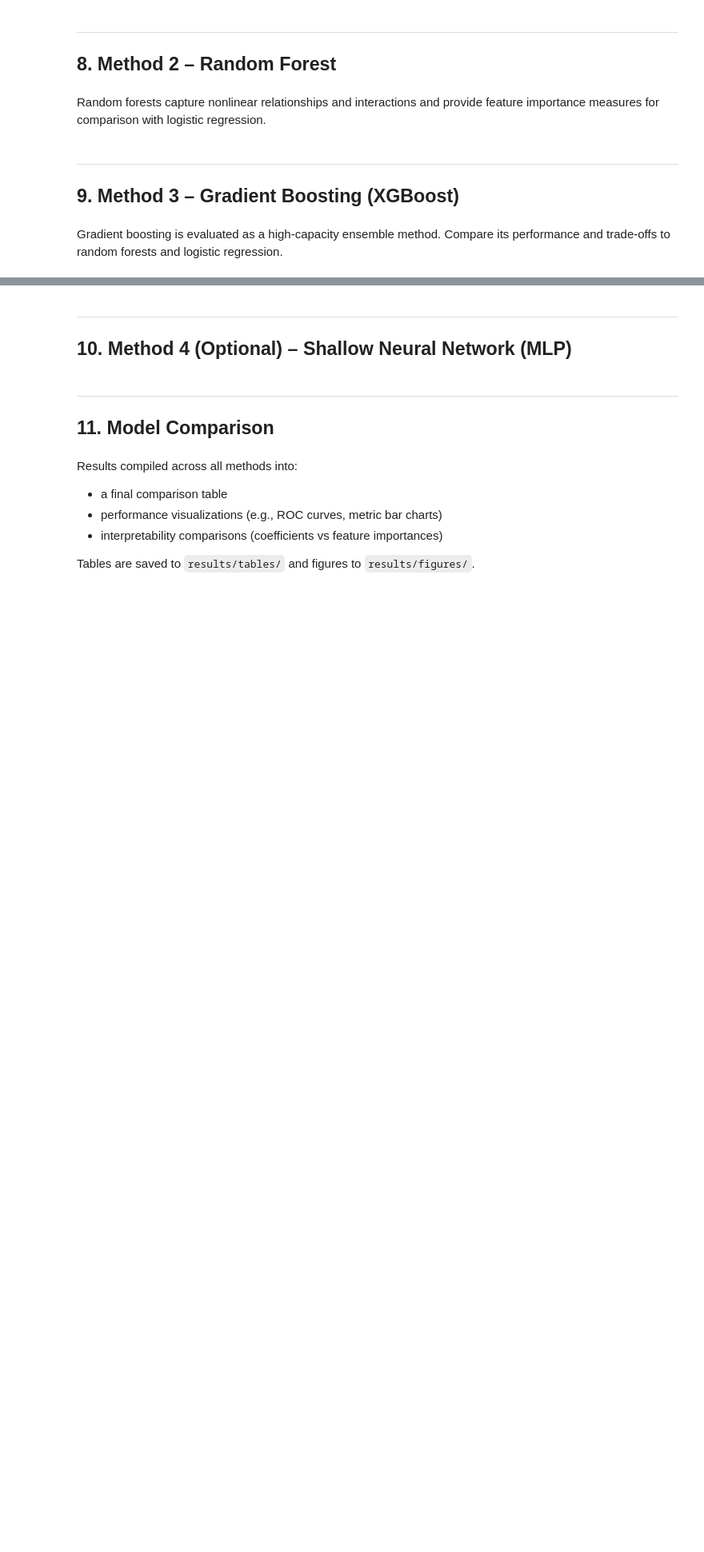
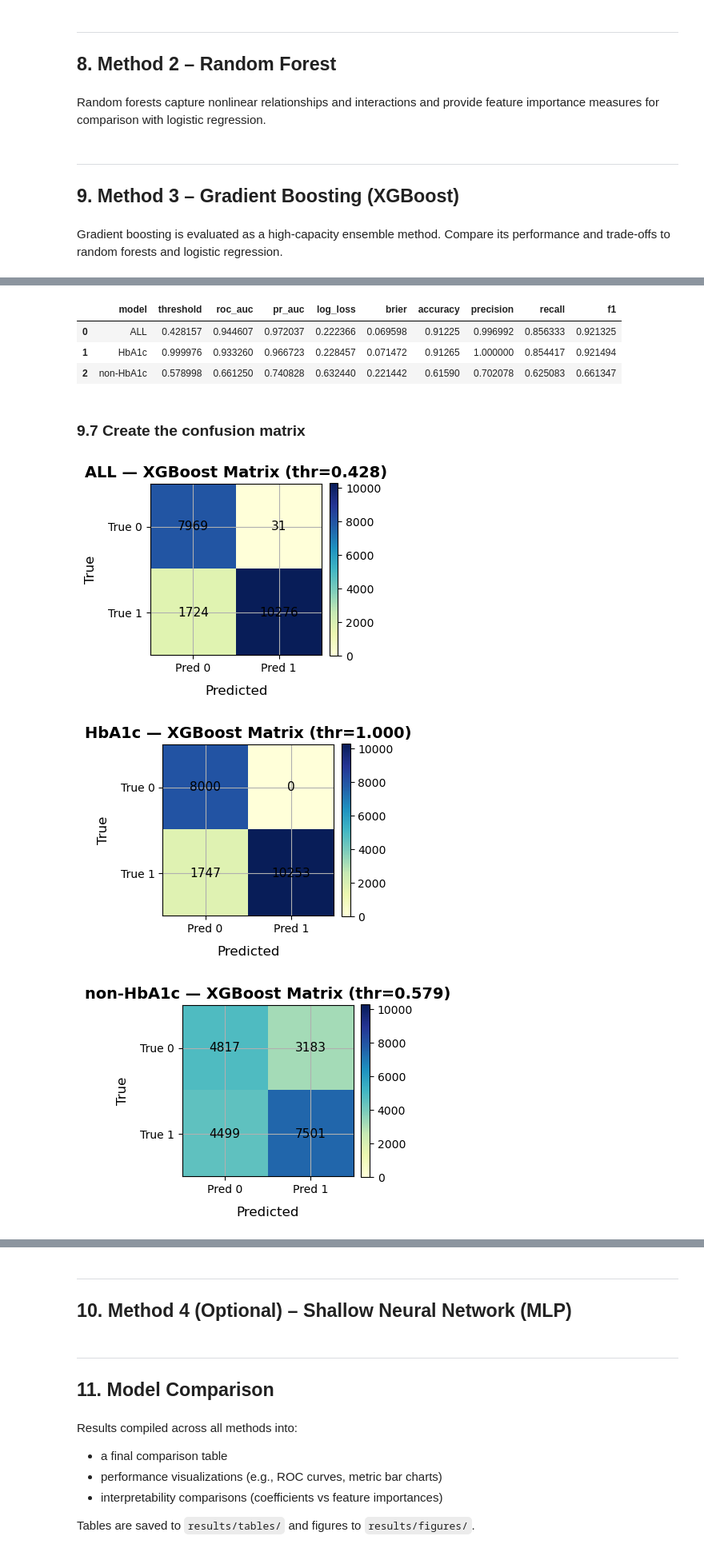
Before and after one commit to etoobian/diabetes-prediction-ds1, a Jupyter notebook: notebooks/diabetes_prediction.ipynb, the cells around one changed output, grey strips where cells are left out. Shown at 80% size. Cells and saved outputs as stored; diff of their text form; code cells hidden in the pictures; blank space fills up the shorter version.

Commit message:
Add XGBoost prediction notebook

```diff
--- a/notebooks/diabetes_prediction.ipynb
+++ b/notebooks/diabetes_prediction.ipynb
@@ -1867,0 +1970,15 @@ Gradient boosting is evaluated as a high-capacity ensemble method. Compare its p
+# %%
+# Select thresholds using Youden's J statistic
+
+threshold_rows_youden = []
+
+for name, p in [
+    ("ALL", p_train_all),
+    ("HbA1c", p_train_h),
+    ("non-HbA1c", p_train_nh),
+]:
+    d = mtx.pick_threshold(y_train, p, method="youden")
+    threshold_rows_youden.append({"model": name, **d})
+
+thresh_tbl_youden = pd.DataFrame(threshold_rows_youden)
+display(thresh_tbl_youden)
@@ -1867,0 +2018,65 @@ Gradient boosting is evaluated as a high-capacity ensemble method. Compare its p
+# %%
+# Create threshold dictionary
+youden_thresholds = {
+    row["model"]: float(row["best_threshold"])
+    for _, row in thresh_tbl_youden.iterrows()
+}
+
+# Compute test metrics
+test_results = {}
+
+for model_name, p_test in [
+    ("ALL", p_test_all),
+    ("HbA1c", p_test_h),
+    ("non-HbA1c", p_test_nh),
+]:
+    thr = youden_thresholds[model_name]
+    test_results[model_name] = mtx.compute_classification_metrics(
+        y_true=y_test,
+        y_prob=p_test,
+        threshold=thr,
+    )
+
+df_test_full = mtx.metrics_to_frame(test_results).reset_index()
+df_test_compact = mtx.compact_metrics_frame(df_test_full)
+
+display(df_test_compact)
+# %% [output]
+|  | model | threshold | roc_auc | pr_auc | log_loss | brier | accuracy | precision | recall | f1 |
+| 0 | ALL | 0.428157 | 0.944607 | 0.972037 | 0.222366 | 0.069598 | 0.91225 | 0.996992 | 0.856333 | 0.921325 |
+| 1 | HbA1c | 0.999976 | 0.933260 | 0.966723 | 0.228457 | 0.071472 | 0.91265 | 1.000000 | 0.854417 | 0.921494 |
+| 2 | non-HbA1c | 0.578998 | 0.661250 | 0.740828 | 0.632440 | 0.221442 | 0.61590 | 0.702078 | 0.625083 | 0.661347 |
+# %% [markdown]
+### 9.7 Create the confusion matrix
+# %%
+# Confusion Matrices — XGBoost
+
+# Ensure required columns exist
+required_cols = {"tn", "fp", "fn", "tp", "threshold", "model"}
+missing = required_cols - set(df_test_full.columns)
+assert not missing, f"Missing columns: {missing}"
+
+# Use common color scaling across models
+global_vmax = df_test_full[["tn", "fp", "fn", "tp"]].to_numpy().max()
+
+for _, row in df_test_full.iterrows():
+    model = row["model"]
+    thr = float(row["threshold"])
+
+    fig, ax = viz.plot_confusion_matrix_binary(
+        tn=int(row["tn"]),
+        fp=int(row["fp"]),
+        fn=int(row["fn"]),
+        tp=int(row["tp"]),
+        title=f"{model} — XGBoost Matrix (thr={thr:.3f})",
+        normalize=False,
+        cmap="YlGnBu",
+        vmin=0.0,
+        vmax=global_vmax,
+    )
+
+    viz.finalize_fig(fig, show=VERBOSE)
+# %% [output]
+[figure, added]
+[figure, added]
+[figure, added]
```
Also changed, not shown: parts of 31 cells of this notebook.
